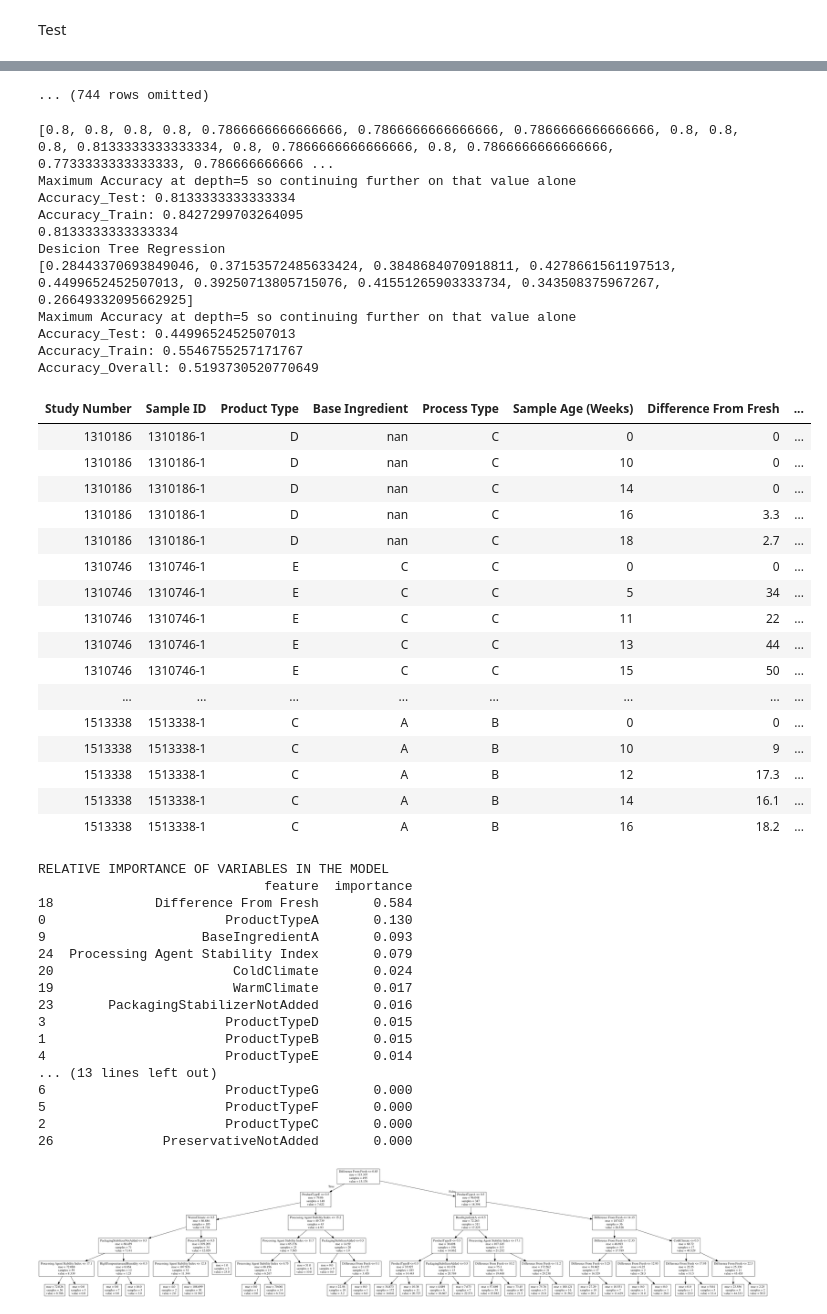
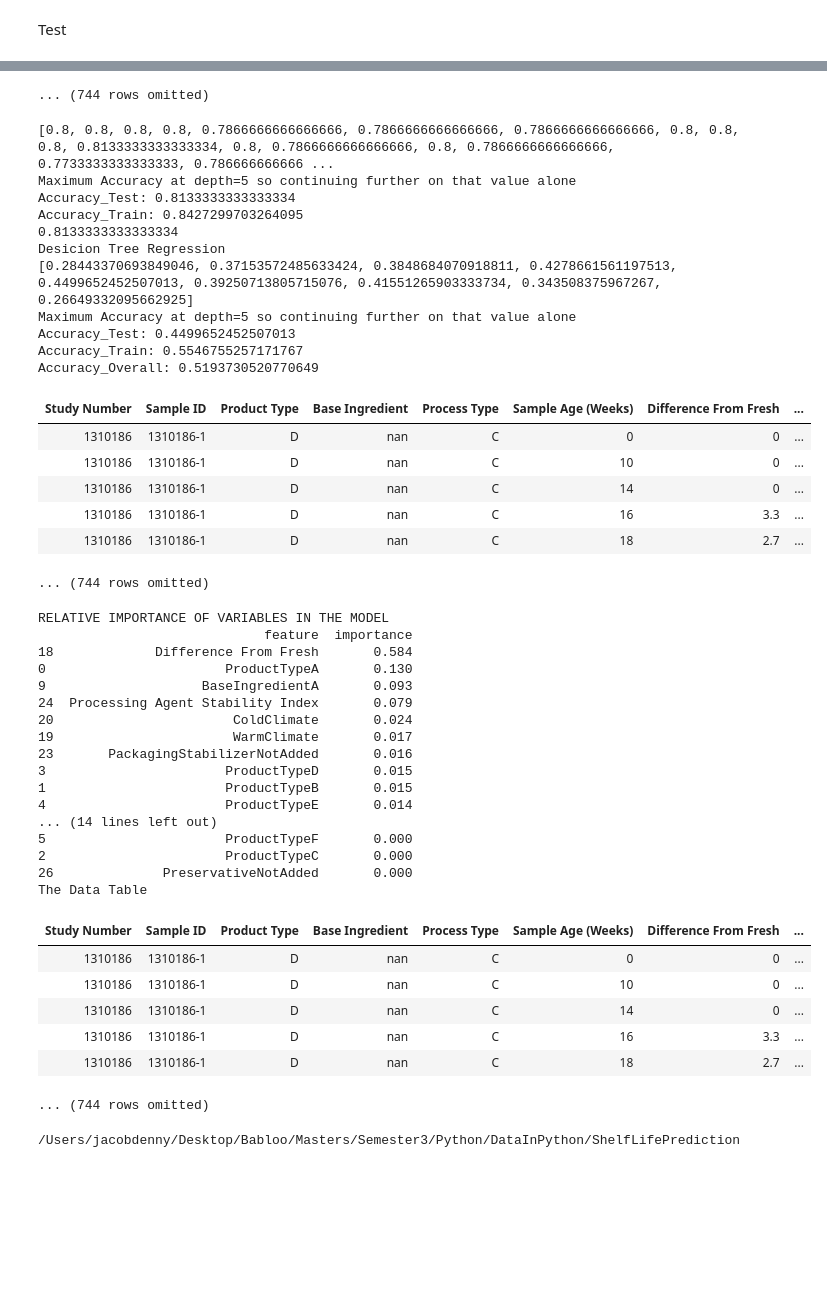
Before and after one commit to babloomarkose/DataInPython, a Jupyter notebook: ShelfLifePrediction/PepsicoDataChallenge_DecisionTree.ipynb, the cells around one changed output, grey strips where cells are left out. Drawn from its saved outputs; the diff is of its cells as text; code cells hidden in the pictures; blank space fills up the shorter version.

```diff
--- a/ShelfLifePrediction/PepsicoDataChallenge_DecisionTree.ipynb
+++ b/ShelfLifePrediction/PepsicoDataChallenge_DecisionTree.ipynb
@@ -19,7 +19,7 @@ from sklearn.tree import DecisionTreeClassifier # Import Decision Tree Classifie
 from sklearn.tree import DecisionTreeRegressor # Import Decision Tree Classifier
 from sklearn.model_selection import train_test_split # Import train_test_split function
 from sklearn import metrics #Import scikit-learn metrics module for accuracy calculation
-
+import math
 from sklearn import preprocessing
 #from sklearn.model_selection import cross_val_score
 
@@ -37,10 +37,6 @@ import pydotplus
 InputFilepath='https://raw.githubusercontent.com/babloomarkose/DataInPython/master/ShelfLifePrediction'
 ProductTable=Table().read_table(InputFilepath+'/Dataset.csv')
 ProductTableOut=ProductTable
-
-#Print the Data Table
-print("The Data Table")
-#ProductTable.show(5) # Show only the first 5 records
 
 #---------------------------------------------------------------------------------------------------------------------
 
@@ -353,7 +349,10 @@ X_New_Prediction=pandasDF_withColumnDifference_From_Fresh20[['ProductTypeA','Pro
 ProductTable.append_column('ShelfLifeInWeeks',clf1.predict(X_New_Prediction))
 ProductTable=ProductTable.move_column('ShelfLifeInWeeks',2)
 ProductTableOut.append_column('Prediction',clf1.predict(X_New_Prediction))
-ProductTableOut.show()
+ProductTableOut['Prediction']=ProductTableOut.apply(lambda x: math.floor(x),'Prediction')
+
+
+ProductTableOut.show(5)
 
 #RELATIVE IMPORTANCE OF VARIABLES IN THE MODEL
 print("RELATIVE IMPORTANCE OF VARIABLES IN THE MODEL")
@@ -369,4 +368,13 @@ export_graphviz(clf1, out_file =dot_data1,
 graph2 = pydotplus.graph_from_dot_data(dot_data1.getvalue())
 graph2.write_png('DTShelfLife1.png')
 Image(graph2.create_png())
+
+#Print the Data Table
+print("The Data Table")
+ProductTableOut.show(5) # Show only the first 5 records
+#Write final output to file
+outputfilepath = os.getcwd()
+#outputfilepath='/Users/jacobdenny/Desktop/Babloo/Masters/Semester3/Python/DataInPython/ShelfLifePrediction'
+print(outputfilepath)
+ProductTableOut.to_csv(outputfilepath+'/BablooMarkose.csv')
 # %% [output]
@@ -386,57 +394,54 @@ Missing Values in Difference From Fresh :  0
 Transparent Window in Package:  Counter({'nan': 647, 'N': 102})
 Processing Agent Stability Index:  Counter({16.0: 396, 16.2: 98, 18.0: 74, 9.0: 64, 20.0: 38, 8.5: 30, 14.4: 30, 5.0: 15, 16.3: 4})
 Remove Transparent Window in Package from further consideration as non-null values  belong to only one category
 Also Residual Oxygen, Moisture (%) and Hexanal (ppm) are charecteristics of aged samples. Hence is of little use for prediction of shelf life. hence droping those columns also from further analysis
 | Study Number | Sample ID | Sample Age (Weeks) | Difference From Fresh | Processing Agent Stability Index | ProcessTypeC | ... |
 | 1310186 | 1310186-1 | 0 | 0 | 16.2 | True | ... |
 | 1310186 | 1310186-1 | 10 | 0 | 16.2 | True | ... |
 | 1310186 | 1310186-1 | 14 | 0 | 16.2 | True | ... |
 | 1310186 | 1310186-1 | 16 | 3.3 | 16 | True | ... |
 | 1310186 | 1310186-1 | 18 | 2.7 | 16 | True | ... |
 ... (744 rows omitted)
 [0.8, 0.8, 0.8, 0.8, 0.7866666666666666, 0.7866666666666666, 0.7866666666666666, 0.8, 0.8, 0.8, 0.8133333333333334, 0.8, 0.7866666666666666, 0.8, 0.7866666666666666, 0.7733333333333333, 0.786666666666 ...
 Maximum Accuracy at depth=5 so continuing further on that value alone
 Accuracy_Test: 0.8133333333333334
 Accuracy_Train: 0.8427299703264095
 0.8133333333333334
 Desicion Tree Regression
 [0.28443370693849046, 0.37153572485633424, 0.3848684070918811, 0.4278661561197513, 0.4499652452507013, 0.39250713805715076, 0.41551265903333734, 0.343508375967267, 0.26649332095662925]
 Maximum Accuracy at depth=5 so continuing further on that value alone
 Accuracy_Test: 0.4499652452507013
 Accuracy_Train: 0.5546755257171767
 Accuracy_Overall: 0.5193730520770649
 | Study Number | Sample ID | Product Type | Base Ingredient | Process Type | Sample Age (Weeks) | Difference From Fresh | ... |
 | 1310186 | 1310186-1 | D | nan | C | 0 | 0 | ... |
 | 1310186 | 1310186-1 | D | nan | C | 10 | 0 | ... |
 | 1310186 | 1310186-1 | D | nan | C | 14 | 0 | ... |
 | 1310186 | 1310186-1 | D | nan | C | 16 | 3.3 | ... |
 | 1310186 | 1310186-1 | D | nan | C | 18 | 2.7 | ... |
-| 1310746 | 1310746-1 | E | C | C | 0 | 0 | ... |
-| 1310746 | 1310746-1 | E | C | C | 5 | 34 | ... |
-| 1310746 | 1310746-1 | E | C | C | 11 | 22 | ... |
-| 1310746 | 1310746-1 | E | C | C | 13 | 44 | ... |
-| 1310746 | 1310746-1 | E | C | C | 15 | 50 | ... |
-| ... | ... | ... | ... | ... | ... | ... | ... |
-| 1513338 | 1513338-1 | C | A | B | 0 | 0 | ... |
-| 1513338 | 1513338-1 | C | A | B | 10 | 9 | ... |
-| 1513338 | 1513338-1 | C | A | B | 12 | 17.3 | ... |
-| 1513338 | 1513338-1 | C | A | B | 14 | 16.1 | ... |
-| 1513338 | 1513338-1 | C | A | B | 16 | 18.2 | ... |
-RELATIVE IMPORTANCE OF VARIABLES IN THE MODEL
-                             feature  importance
-18             Difference From Fresh       0.584
-0                       ProductTypeA       0.130
-9                    BaseIngredientA       0.093
-24  Processing Agent Stability Index       0.079
-20                       ColdClimate       0.024
-19                       WarmClimate       0.017
-23       PackagingStabilizerNotAdded       0.016
-3                       ProductTypeD       0.015
-1                       ProductTypeB       0.015
-4                       ProductTypeE       0.014
-... (13 lines left out)
-6                       ProductTypeG       0.000
-5                       ProductTypeF       0.000
-2                       ProductTypeC       0.000
-26              PreservativeNotAdded       0.000
+... (744 rows omitted)
-[figure, removed]
+RELATIVE IMPORTANCE OF VARIABLES IN THE MODEL
+                             feature  importance
+18             Difference From Fresh       0.584
+0                       ProductTypeA       0.130
+9                    BaseIngredientA       0.093
+24  Processing Agent Stability Index       0.079
+20                       ColdClimate       0.024
+19                       WarmClimate       0.017
+23       PackagingStabilizerNotAdded       0.016
+3                       ProductTypeD       0.015
+1                       ProductTypeB       0.015
+4                       ProductTypeE       0.014
+... (14 lines left out)
+5                       ProductTypeF       0.000
+2                       ProductTypeC       0.000
+26              PreservativeNotAdded       0.000
+The Data Table
+| Study Number | Sample ID | Product Type | Base Ingredient | Process Type | Sample Age (Weeks) | Difference From Fresh | ... |
+| 1310186 | 1310186-1 | D | nan | C | 0 | 0 | ... |
+| 1310186 | 1310186-1 | D | nan | C | 10 | 0 | ... |
+| 1310186 | 1310186-1 | D | nan | C | 14 | 0 | ... |
+| 1310186 | 1310186-1 | D | nan | C | 16 | 3.3 | ... |
+| 1310186 | 1310186-1 | D | nan | C | 18 | 2.7 | ... |
+... (744 rows omitted)
+/Users/jacobdenny/Desktop/Babloo/Masters/Semester3/Python/DataInPython/ShelfLifePrediction
```
Also changed, not shown: parts of 1 cell of this notebook, 3 other files.
